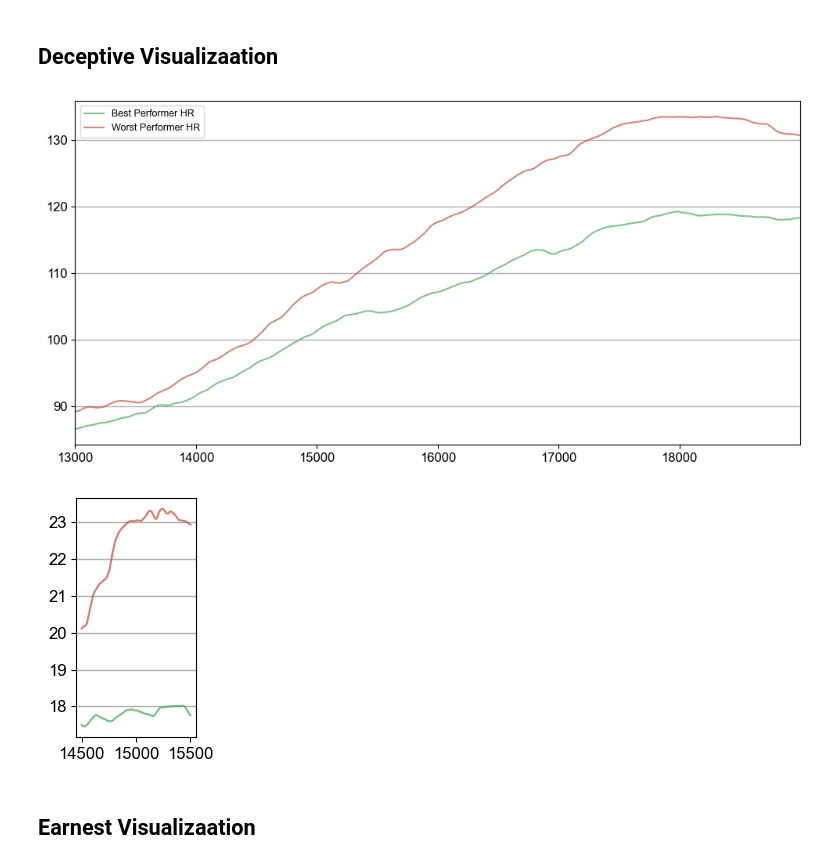
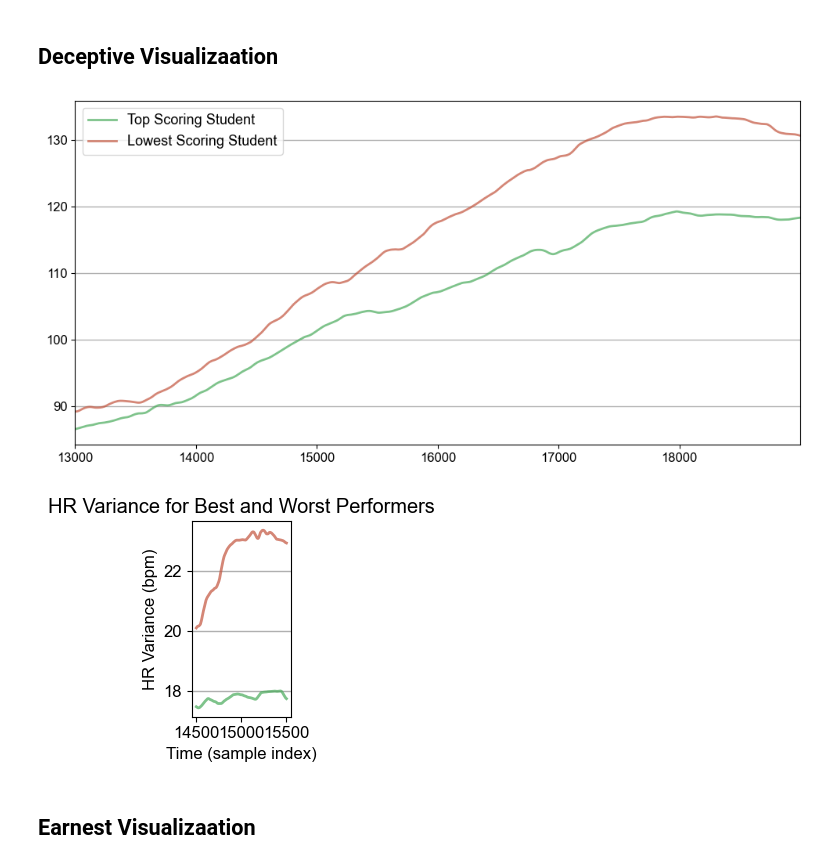
Before and after one commit to g7xu/Dual-Lens, a Jupyter notebook: data_visualization.ipynb, the cells around one changed output. Drawn from its saved outputs; the diff is of its cells as text; code cells hidden in the pictures.

Commit message:
Complete the first visualization
- adding readme file
- complete vis of deceptive information

```diff
--- a/data_visualization.ipynb
+++ b/data_visualization.ipynb
@@ -88,53 +88,62 @@ hr_var_worst = hr_df_worst["HR"].rolling(window=window_size).std()
 
 # Creating main figure for smoothed HR data
 fig_main, ax_main = plt.subplots(figsize=(10, 5))  # Smaller figure
-ax_main.set_title("")  # Hide title
+ax_main.set_title("Smoothed HR Data for Best and Worst Performers")  # Set title
+ax_main.set_title("")  # Set title
+
 
 # Plot smoothed HR data using manually set Oklab colors
 ax_main.plot(
     smoothed_hr_best.index,
     smoothed_hr_best,
-    label="Best Performer HR",
+    label="Top Scoring Student",
     color=oklab_best,
     alpha=0.7,
+    linewidth=2  # Set line width
 )
 ax_main.plot(
     smoothed_hr_worst.index,
     smoothed_hr_worst,
-    label="Worst Performer HR",
+    label="Lowest Scoring Student",
     color=oklab_worst,
     alpha=0.7,
+    linewidth=2  # Set line width
 )
 
 ax_main.set_xlim(13000, max(time_index))
-ax_main.set_xlabel("")  # Hide x-axis label
-ax_main.set_ylabel("")  # Hide y-axis label
+ax_main.set_xlabel("Time (sample index)")  # Set x-axis label
+ax_main.set_ylabel("Heart Rate (bpm)")  # Set y-axis label
+ax_main.set_xlabel("")  # Set x-axis label
+ax_main.set_ylabel("")  # Set y-axis label
+
+
 ax_main.grid(True, which="both", axis="y", linewidth=1)
-ax_main.legend(loc="upper left", fontsize=9)
+ax_main.legend(loc="upper left", fontsize=13)
 
 plt.tight_layout()
 plt.show()
 
 # Creating inset figure for HR variance
 fig_inset, ax_inset = plt.subplots(figsize=(2, 3))  # Smaller figure
-ax_inset.set_title("")  # Hide title
+ax_inset.set_title("HR Variance for Best and Worst Performers")  # Set title
 
 # Making x-axis visually shorter
 x_subset = hr_var_best.loc[14500:15500].index
-ax_inset.plot(x_subset, hr_var_best.loc[x_subset], color=oklab_best, alpha=0.7)
-ax_inset.plot(x_subset, hr_var_worst.loc[x_subset], color=oklab_worst, alpha=0.7)
+ax_inset.plot(x_subset, hr_var_best.loc[x_subset], color=oklab_best, alpha=0.7, linewidth=2)  # Set line width
+ax_inset.plot(x_subset, hr_var_worst.loc[x_subset], color=oklab_worst, alpha=0.7, linewidth=2)  # Set line width
 
 # Adjusting x-axis ticks to minimize width perception
 ax_inset.set_xticks([14500, 15000, 15500])
-ax_inset.set_xlabel("")  # Hide x-axis label
-ax_inset.set_ylabel("")  # Hide y-axis label
+ax_inset.set_xlabel("Time (sample index)")  # Set x-axis label
+ax_inset.set_ylabel("HR Variance (bpm)")  # Set y-axis label
+
 ax_inset.grid(True, which="both", axis="y", linewidth=1)
 
 plt.tight_layout()
 plt.show()
 # %% [output]
-[figure, old version]
+[figure, new version]
-[figure, old version]
+[figure, new version]
 # %% [markdown]
 ## Earnest Visualizaation
 # %%
```
Also changed, not shown: 3 other files.
